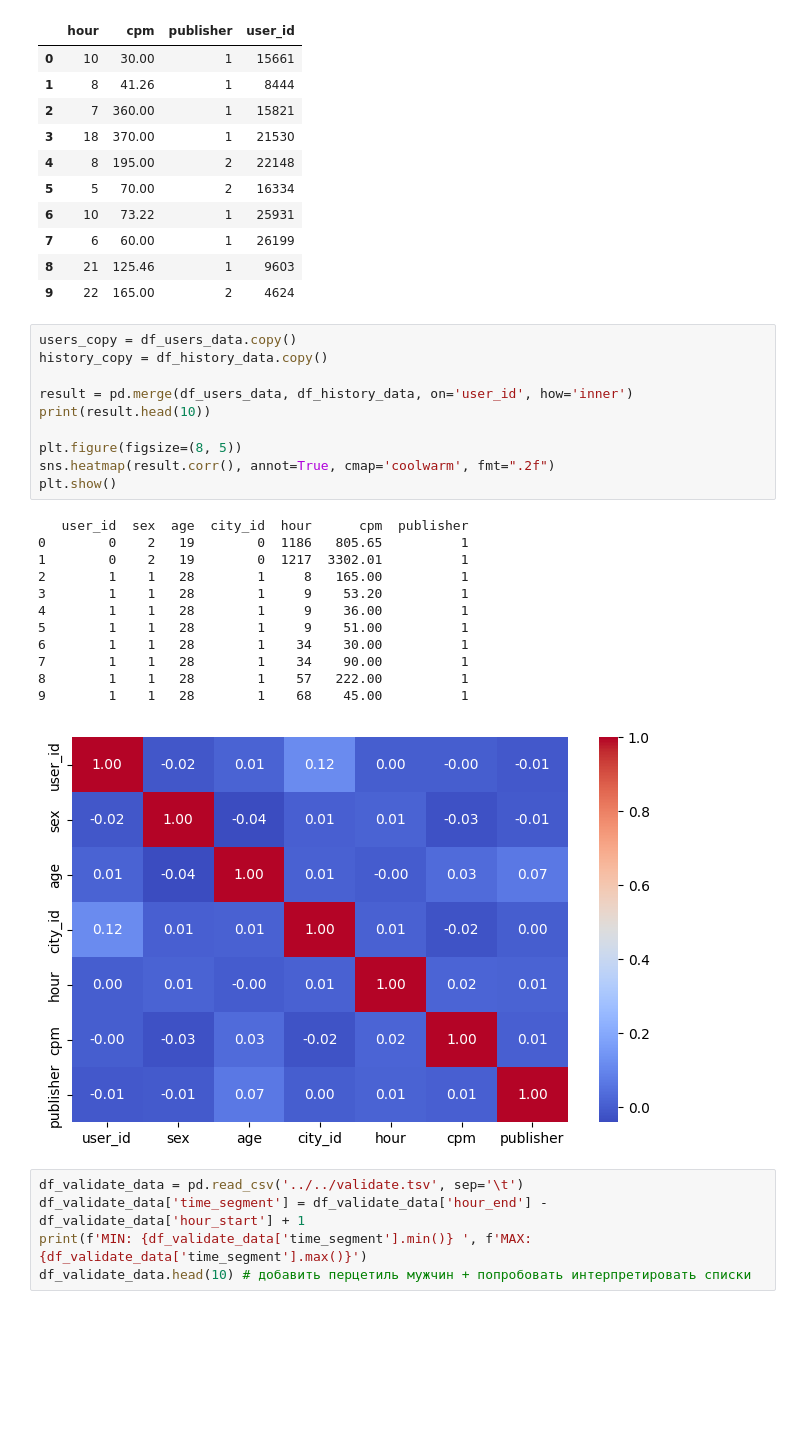
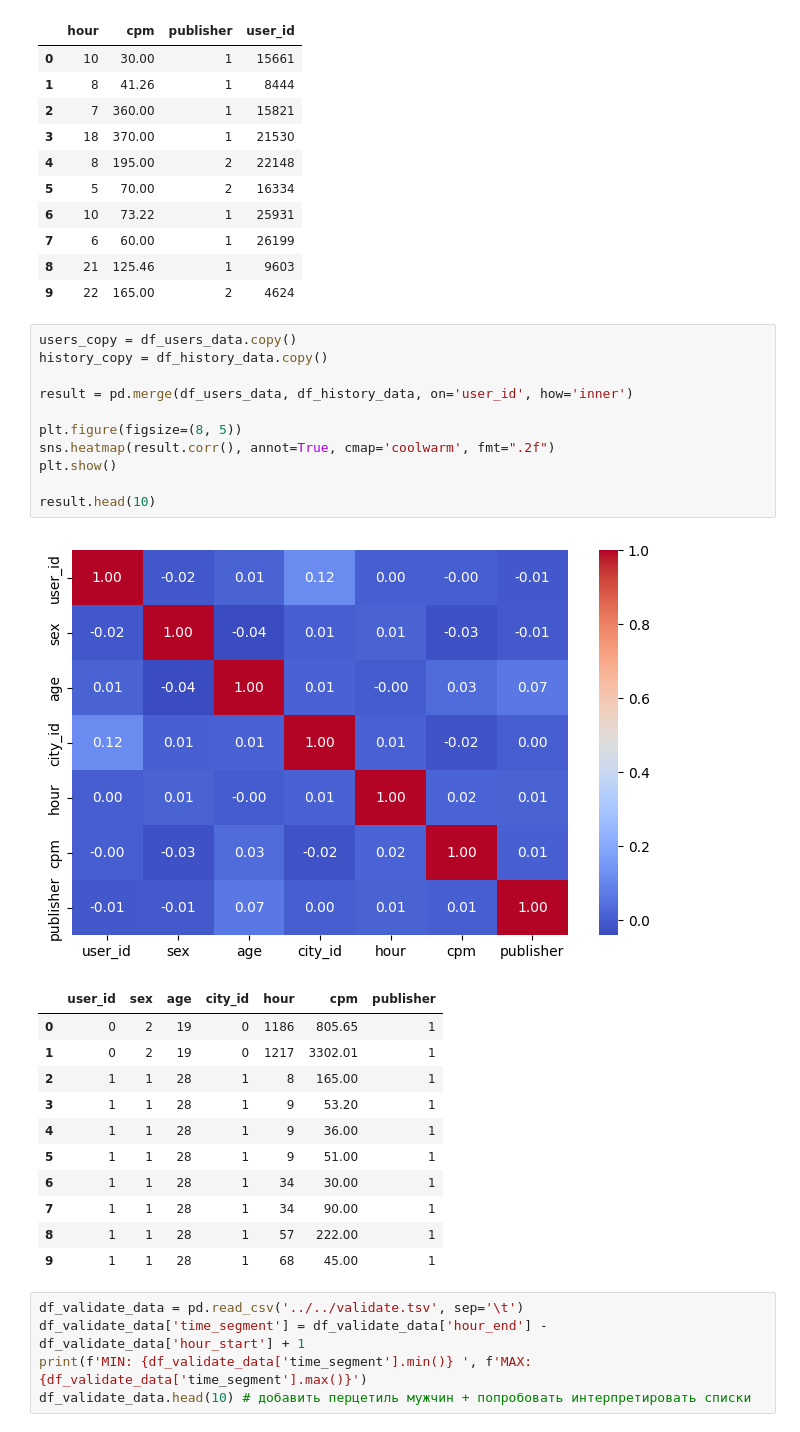
Before and after one commit to GabbasovT/VK_ADS, a Jupyter notebook: sandbox/timur/first_notebook.ipynb, the cells around one changed output. Saved outputs shown, nothing was run; the diff lists cells and outputs as text; blank space fills up the shorter version.

```diff
--- a/sandbox/timur/first_notebook.ipynb
+++ b/sandbox/timur/first_notebook.ipynb
@@ -59,26 +59,27 @@ df_history_data.head(10)
 # %%
 users_copy = df_users_data.copy()
 history_copy = df_history_data.copy()
 
 result = pd.merge(df_users_data, df_history_data, on='user_id', how='inner')
-print(result.head(10))
 
 plt.figure(figsize=(8, 5))
 sns.heatmap(result.corr(), annot=True, cmap='coolwarm', fmt=".2f")
 plt.show()
+
+result.head(10)
 # %% [output]
-   user_id  sex  age  city_id  hour      cpm  publisher
-0        0    2   19        0  1186   805.65          1
-1        0    2   19        0  1217  3302.01          1
-2        1    1   28        1     8   165.00          1
-3        1    1   28        1     9    53.20          1
-4        1    1   28        1     9    36.00          1
-5        1    1   28        1     9    51.00          1
-6        1    1   28        1    34    30.00          1
-7        1    1   28        1    34    90.00          1
-8        1    1   28        1    57   222.00          1
-9        1    1   28        1    68    45.00          1
 [figure]
+|  | user_id | sex | age | city_id | hour | cpm | publisher |
+| 0 | 0 | 2 | 19 | 0 | 1186 | 805.65 | 1 |
+| 1 | 0 | 2 | 19 | 0 | 1217 | 3302.01 | 1 |
+| 2 | 1 | 1 | 28 | 1 | 8 | 165.00 | 1 |
+| 3 | 1 | 1 | 28 | 1 | 9 | 53.20 | 1 |
+| 4 | 1 | 1 | 28 | 1 | 9 | 36.00 | 1 |
+| 5 | 1 | 1 | 28 | 1 | 9 | 51.00 | 1 |
+| 6 | 1 | 1 | 28 | 1 | 34 | 30.00 | 1 |
+| 7 | 1 | 1 | 28 | 1 | 34 | 90.00 | 1 |
+| 8 | 1 | 1 | 28 | 1 | 57 | 222.00 | 1 |
+| 9 | 1 | 1 | 28 | 1 | 68 | 45.00 | 1 |
 # %%
 df_validate_data = pd.read_csv('../../validate.tsv', sep='\t')
 df_validate_data['time_segment'] = df_validate_data['hour_end'] - df_validate_data['hour_start'] + 1
```
Also changed, not shown: parts of 3 cells of this notebook.
